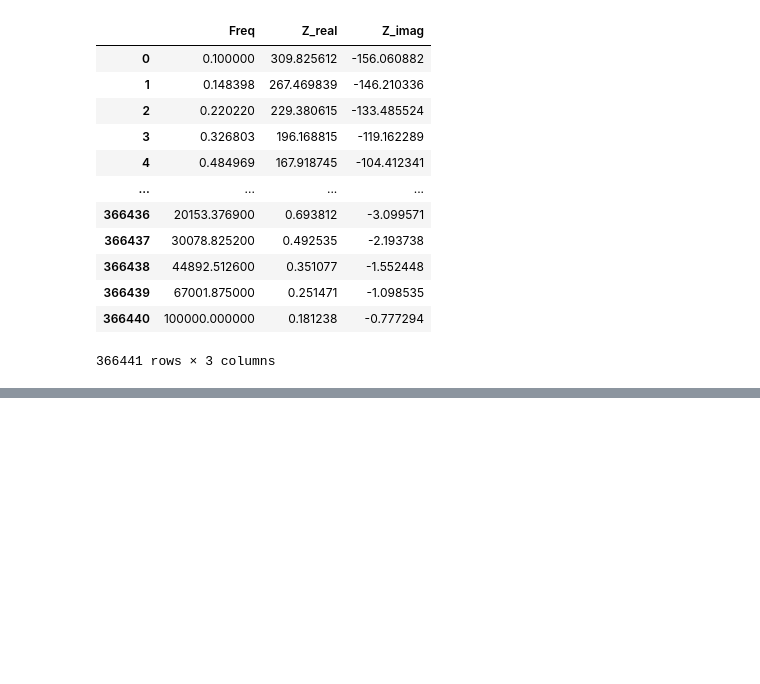
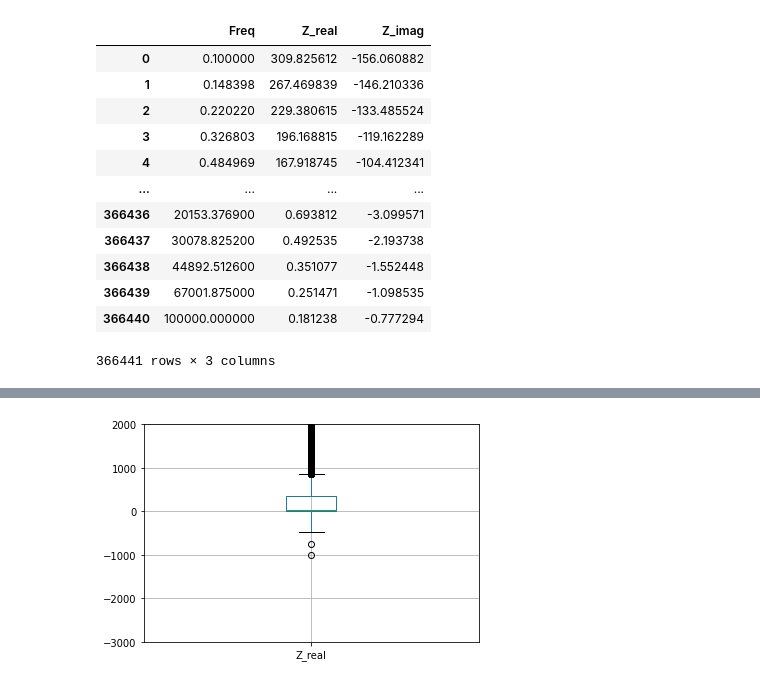
Before and after one commit to Risslock/BatteryDEV-QS-EIS-Challenge, a Jupyter notebook: notebooks/eis_plot_and_ecm_fit_examples.ipynb, the cells around one changed output, grey strips where cells are left out. Drawn from its saved outputs; the diff is of its cells as text; code cells hidden in the pictures; blank space fills up the shorter version.

```diff
--- a/notebooks/eis_plot_and_ecm_fit_examples.ipynb
+++ b/notebooks/eis_plot_and_ecm_fit_examples.ipynb
@@ -496,0 +499,7 @@ extract_freq_z_data(eis_data).boxplot()
+# %%
+axes2 = extract_freq_z_data(eis_data).boxplot(column=['Z_real'],return_type='axes')
+axes2.set_ylim(-3000, 2000)
+
+plt.show()
+# %% [output]
+[figure, added]
```
Also changed, not shown: parts of 4 cells of this notebook.
